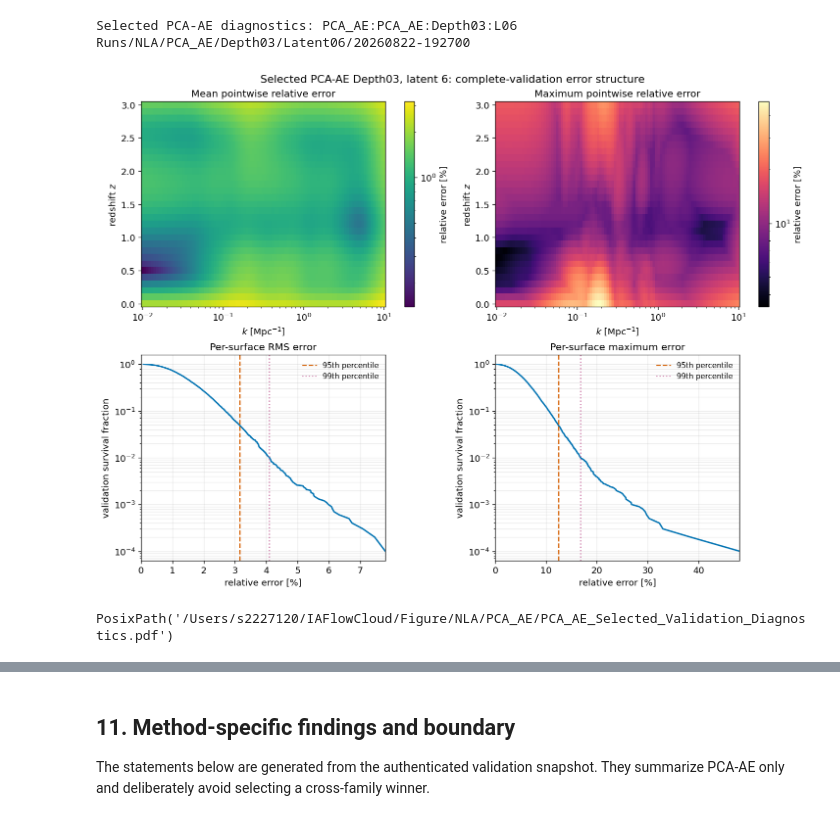
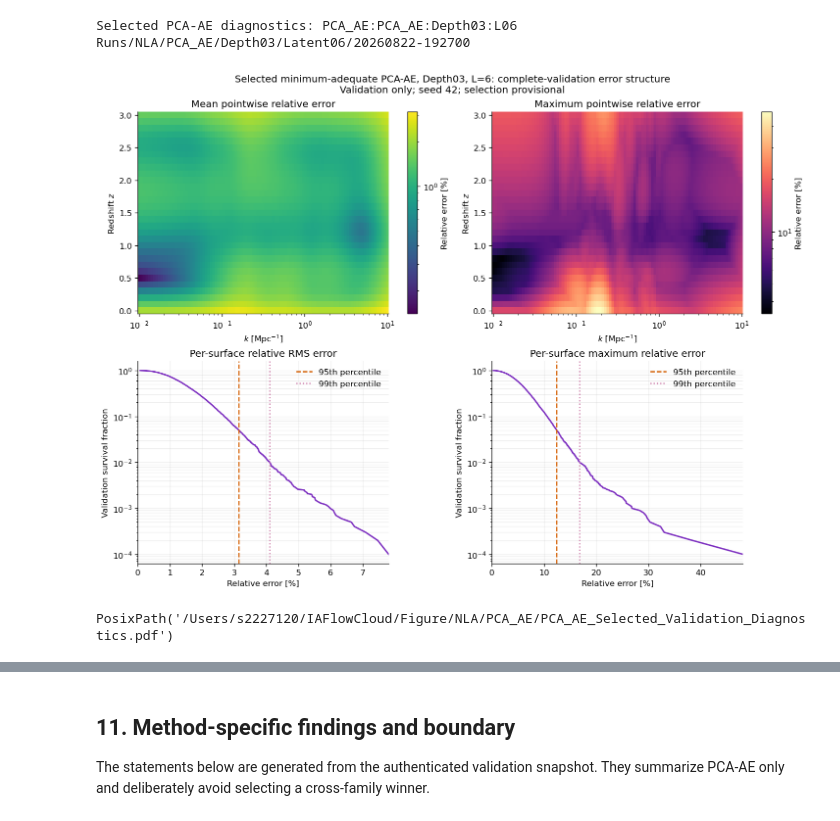
Before and after one commit to CosmoCloudZhang/IAFlowCloud, a Jupyter notebook: Notebooks/NLA/PCA_AE.ipynb, the cells around one changed output, grey strips where cells are left out. Cells and saved outputs as stored; diff of their text form; code cells hidden in the pictures.

```diff
--- a/Notebooks/NLA/PCA_AE.ipynb
+++ b/Notebooks/NLA/PCA_AE.ipynb
@@ -1797,55 +2034,6 @@ print(
 # %% [output]
 Selected PCA-AE diagnostics: PCA_AE:PCA_AE:Depth03:L06 Runs/NLA/PCA_AE/Depth03/Latent06/20260822-192700
 # %%
-def empirical_survival(
-    values,
-):
-    """
-    Return sorted values and their empirical survival probabilities.
-
-    Arguments:
-        values (numpy.ndarray):
-            One-dimensional finite sample.
-
-    Returns:
-        result (tuple[numpy.ndarray, numpy.ndarray]):
-            Sorted values and non-zero survival probabilities.
-    """
-    ordered = np.sort(np.asarray(values, dtype=float))
-    survival = (len(ordered) - np.arange(len(ordered))) / len(ordered)
-    return ordered, survival
-
-
-def shared_log_norm(
-    first,
-    second,
-):
-    """
-    Build one positive logarithmic normalization for two error maps.
-
-    Arguments:
-        first (numpy.ndarray):
-            First relative-error map in percent.
-        second (numpy.ndarray):
-            Second relative-error map in percent.
-
-    Returns:
-        norm (matplotlib.colors.LogNorm):
-            Shared logarithmic map normalization.
-    """
-    combined = np.concatenate(
-        (np.asarray(first, dtype=float).ravel(), np.asarray(second, dtype=float).ravel())
-    )
-    positive = combined[combined > 0.0]
-    if not len(positive):
-        raise ValueError("Relative-error maps must contain positive values.")
-    lower = max(float(np.min(positive)), 1.0e-3)
-    upper = float(np.max(positive))
-    if upper <= lower:
-        raise ValueError("Relative-error map range is degenerate.")
-    return colors.LogNorm(vmin=lower, vmax=upper)
-
-
 selected_arrays = SELECTED_DIAGNOSTICS["arrays"]
 counterpart_arrays = COUNTERPART_DIAGNOSTICS["arrays"]
 selected_metrics = RUN_DATA[selected_diagnostic_key]["metrics"]
@@ -1857,10 +2045,19 @@ counterpart_mean_percent = (
 counterpart_maximum_percent = (
     100.0 * counterpart_arrays["maximum_relative_error_map"]
 )
-mean_norm = shared_log_norm(mean_percent, counterpart_mean_percent)
-maximum_norm = shared_log_norm(maximum_percent, counterpart_maximum_percent)
+mean_norm = shared_positive_log_norm(
+    (mean_percent, counterpart_mean_percent)
+)
+maximum_norm = shared_positive_log_norm(
+    (maximum_percent, counterpart_maximum_percent)
+)
 
-figure, axes = plt.subplots(2, 2, figsize=(12.0, 8.8), constrained_layout=True)
+figure, axes = plt.subplots(
+    2,
+    2,
+    figsize=FIGURE_SIZES["selected_diagnostics"],
+    constrained_layout=True,
+)
 mean_image = axes[0, 0].pcolormesh(
     wavenumbers,
     redshifts,
@@ -1884,11 +2081,16 @@ maximum_image = axes[0, 1].pcolormesh(
     rasterized=True,
 )
 for axis in axes[0]:
-    axis.set(xscale="log", xlabel=r"$k$ [Mpc$^{-1}$]", ylabel="redshift $z$")
+    axis.set(
+        xscale="log",
+        xlabel=r"$k$ [Mpc$^{-1}$]",
+        ylabel=r"Redshift $z$",
+    )
+    axis.grid(False)
 axes[0, 0].set_title("Mean pointwise relative error")
 axes[0, 1].set_title("Maximum pointwise relative error")
-figure.colorbar(mean_image, ax=axes[0, 0], label="relative error [%]")
-figure.colorbar(maximum_image, ax=axes[0, 1], label="relative error [%]")
+figure.colorbar(mean_image, ax=axes[0, 0], label="Relative error [%]")
+figure.colorbar(maximum_image, ax=axes[0, 1], label="Relative error [%]")
 
 for axis, array_name, p95_name, p99_name, title in (
     (
@@ -1896,49 +2098,52 @@ for axis, array_name, p95_name, p99_name, title in (
         "surface_relative_rmse",
         "surface_relative_rmse_p95",
         "surface_relative_rmse_p99",
-        "Per-surface RMS error",
+        "Per-surface relative RMS error",
     ),
     (
         axes[1, 1],
         "surface_relative_maximum",
         "surface_relative_maximum_p95",
         "surface_relative_maximum_p99",
-        "Per-surface maximum error",
+        "Per-surface maximum relative error",
     ),
 ):
     ordered, survival = empirical_survival(selected_arrays[array_name])
     shared_upper = 100.0 * max(
         float(np.max(selected_arrays[array_name])),
         float(np.max(counterpart_arrays[array_name])),
     )
-    axis.plot(100.0 * ordered, survival, color="#0072B2", linewidth=1.8)
+    axis.plot(
+        100.0 * ordered,
+        survival,
+        color=selected_family_color,
+        linewidth=1.8,
+    )
     axis.axvline(
         100.0 * selected_metrics[p95_name],
         color="#D55E00",
         linestyle="--",
         label="95th percentile",
     )
     axis.axvline(
         100.0 * selected_metrics[p99_name],
         color="#CC79A7",
         linestyle=":",
         label="99th percentile",
     )
     axis.set(
         xlim=(0.0, shared_upper),
         yscale="log",
-        xlabel="relative error [%]",
-        ylabel="validation survival fraction",
+        xlabel="Relative error [%]",
+        ylabel="Validation survival fraction",
         title=title,
     )
-    axis.grid(alpha=0.25, which="both")
+    axis.grid(True, which="both", alpha=0.22)
     axis.legend(frameon=False)
 
-figure.suptitle(
-    f"Selected {selected_diagnostic_label}: complete-validation error structure"
-)
+figure.suptitle(selected_figure_title("complete-validation error structure"))
 save_figure(figure, "PCA_AE_Selected_Validation_Diagnostics.pdf")
 # %% [output]
-[figure, old version]
+[figure, new version]
 PosixPath('/Users/s2227120/IAFlowCloud/Figure/NLA/PCA_AE/PCA_AE_Selected_Validation_Diagnostics.pdf')
 # %%
```
Also changed, not shown: parts of 29 cells of this notebook, 3 other files.
